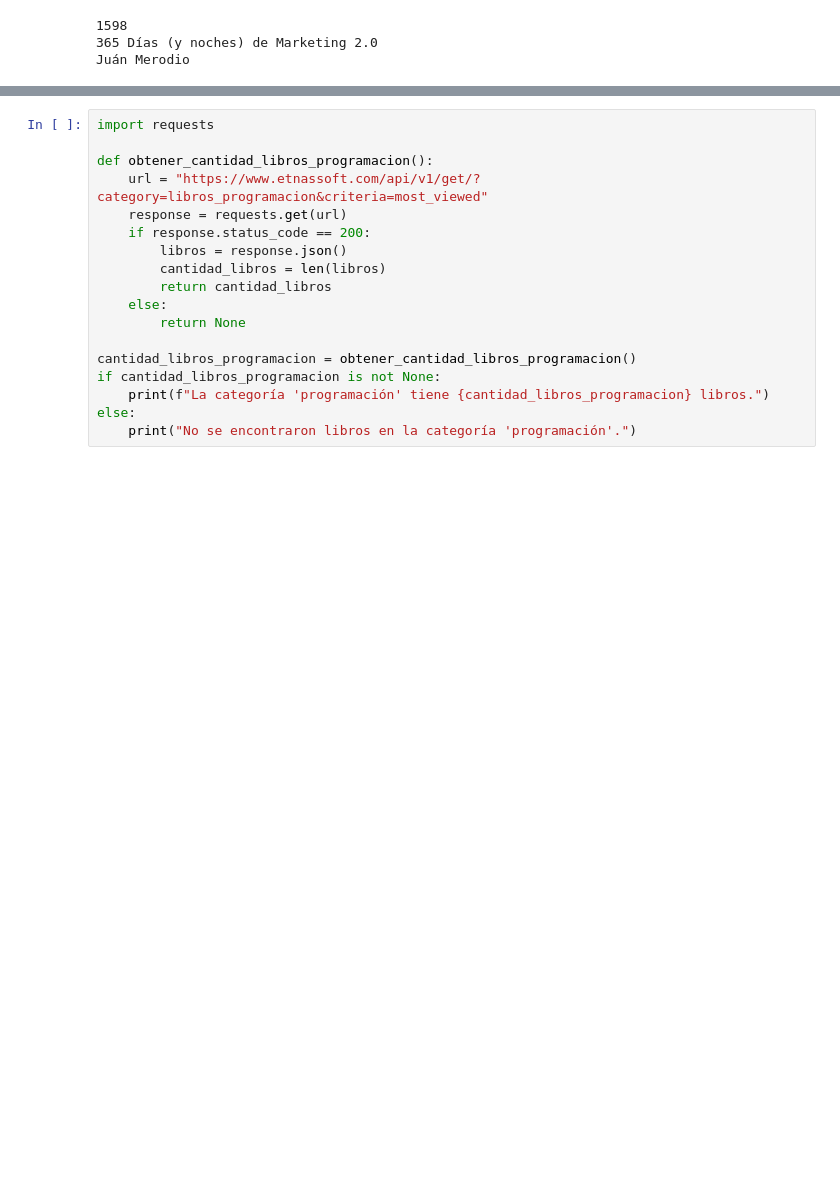
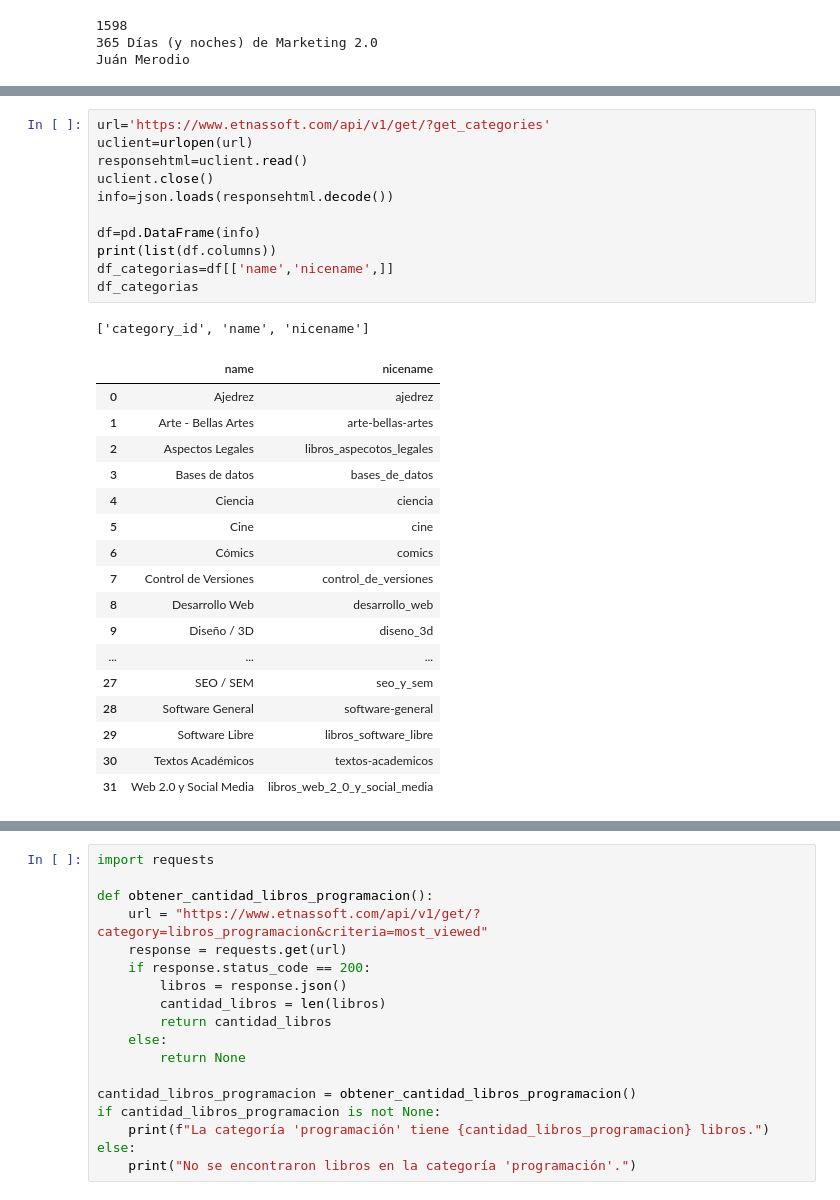
Before and after one commit to luismori1904/APIpc3, a Jupyter notebook: APIpc3.ipynb, the cells around one changed output, grey strips where cells are left out. Saved outputs shown, nothing was run; the diff lists cells and outputs as text; blank space fills up the shorter version.

```diff
--- a/APIpc3.ipynb
+++ b/APIpc3.ipynb
@@ -204,3 +219,33 @@ df_programacion
 | 7 | 772 | Silverlight for Windows Phone | Microsoft Silverlight es una estr... | Microsoft | 2011 | 157 | english |
 | 8 | 1870 | Fundamentos de jQuery | jQuery se est&aacute; convirtiend... | Autoedición | 2011 | 112 | spanish |
 | 9 | 2295 | Diseño de una Metodología Ágil de... | Esta t&eacute;sis tiene como prop... | Fiuba | 2004 | 199 | spanish |
+# %%
+url='https://www.etnassoft.com/api/v1/get/?get_categories'
+uclient=urlopen(url)
+responsehtml=uclient.read()
+uclient.close()
+info=json.loads(responsehtml.decode())
+
+df=pd.DataFrame(info)
+print(list(df.columns))
+df_categorias=df[['name','nicename',]]
+df_categorias
+# %% [output]
+['category_id', 'name', 'nicename']
+|  | name | nicename |
+| 0 | Ajedrez | ajedrez |
+| 1 | Arte - Bellas Artes | arte-bellas-artes |
+| 2 | Aspectos Legales | libros_aspecotos_legales |
+| 3 | Bases de datos | bases_de_datos |
+| 4 | Ciencia | ciencia |
+| 5 | Cine | cine |
+| 6 | Cómics | comics |
+| 7 | Control de Versiones | control_de_versiones |
+| 8 | Desarrollo Web | desarrollo_web |
+| 9 | Diseño / 3D | diseno_3d |
+| ... | ... | ... |
+| 27 | SEO / SEM | seo_y_sem |
+| 28 | Software General | software-general |
+| 29 | Software Libre | libros_software_libre |
+| 30 | Textos Académicos | textos-academicos |
+| 31 | Web 2.0 y Social Media | libros_web_2_0_y_social_media |
```
Also changed, not shown: parts of 4 cells of this notebook.
